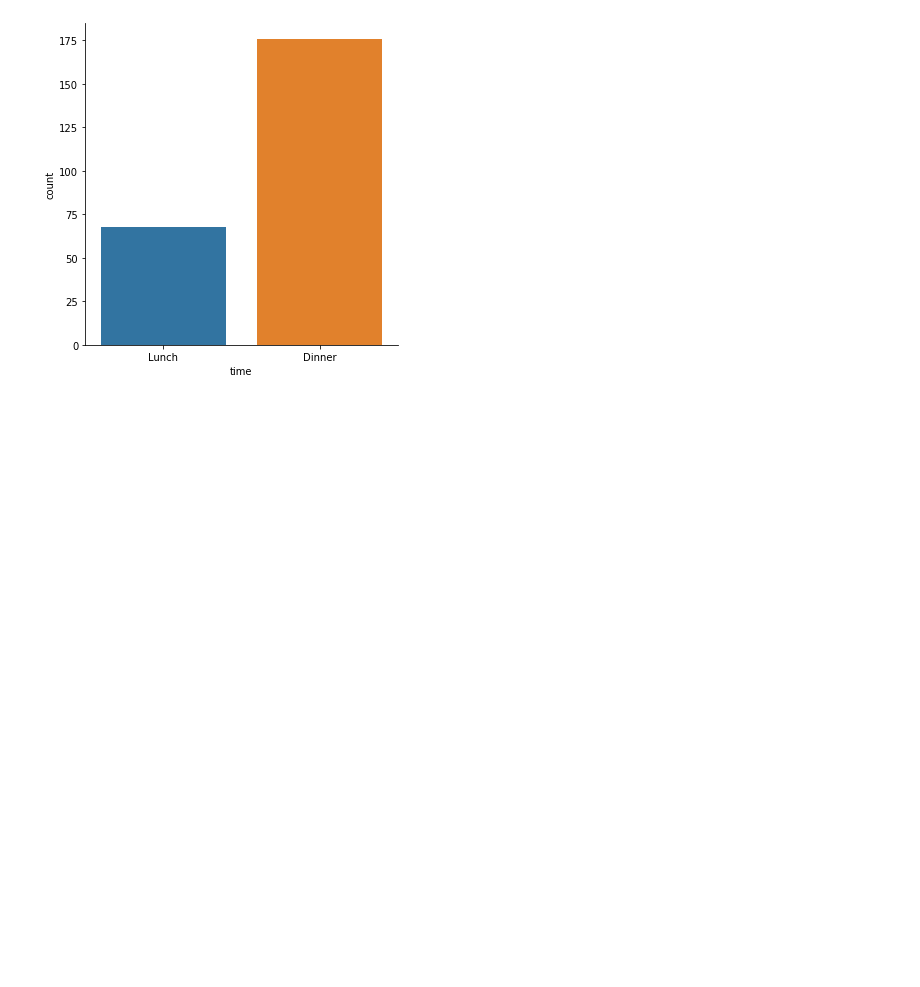
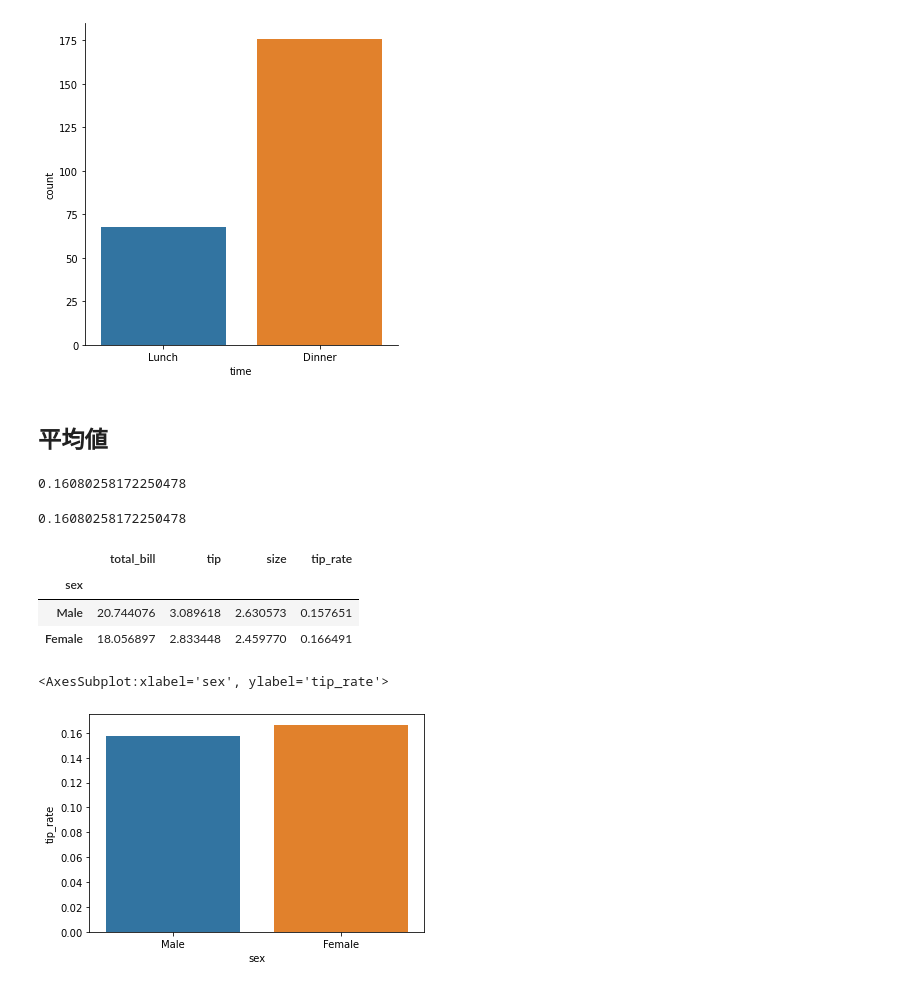
Before and after one commit to pajannat/my-learning, a Jupyter notebook: 米国データサイエンティストが教える統計学超入門講座/statistics.ipynb, the cells around one changed output. Saved outputs shown, nothing was run; the diff lists cells and outputs as text; code cells hidden in the pictures; blank space fills up the shorter version.

```diff
--- a/米国データサイエンティストが教える統計学超入門講座/statistics.ipynb
+++ b/米国データサイエンティストが教える統計学超入門講座/statistics.ipynb
@@ -31,3 +36,25 @@ sns.catplot('time', data=df, kind='count')
 # %% [output]
 <seaborn.axisgrid.FacetGrid at 0x...>
 [figure]
+# %% [markdown]
+## 平均値
+# %%
+np.mean(df['tip_rate'])
+# %% [output]
+0.16080258172250478
+# %%
+df['tip_rate'].mean()
+# %% [output]
+0.16080258172250478
+# %%
+df.groupby('sex').mean()
+# %% [output]
+|  | total_bill | tip | size | tip_rate |
+| sex |  |  |  |  |
+| Male | 20.744076 | 3.089618 | 2.630573 | 0.157651 |
+| Female | 18.056897 | 2.833448 | 2.459770 | 0.166491 |
+# %%
+sns.barplot(x='sex', y='tip_rate', data=df, ci=None)
+# %% [output]
+<AxesSubplot:xlabel='sex', ylabel='tip_rate'>
+[figure, added]
```
Also changed, not shown: parts of 32 cells of this notebook.
